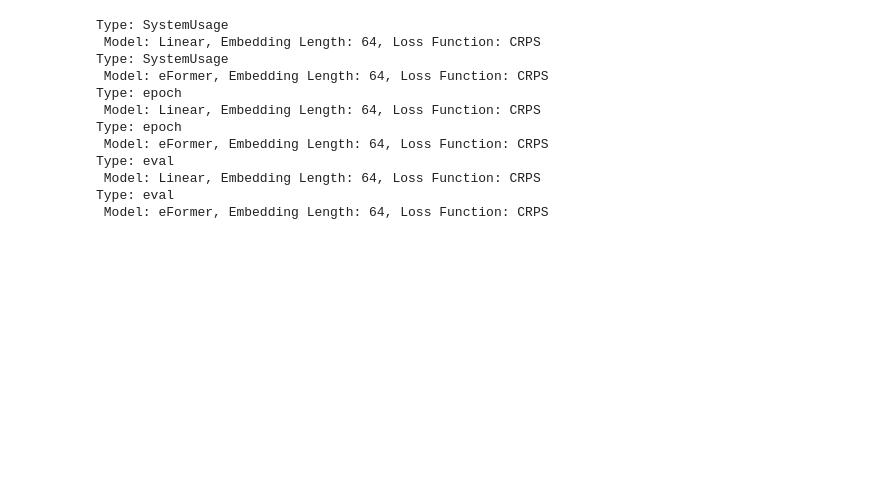
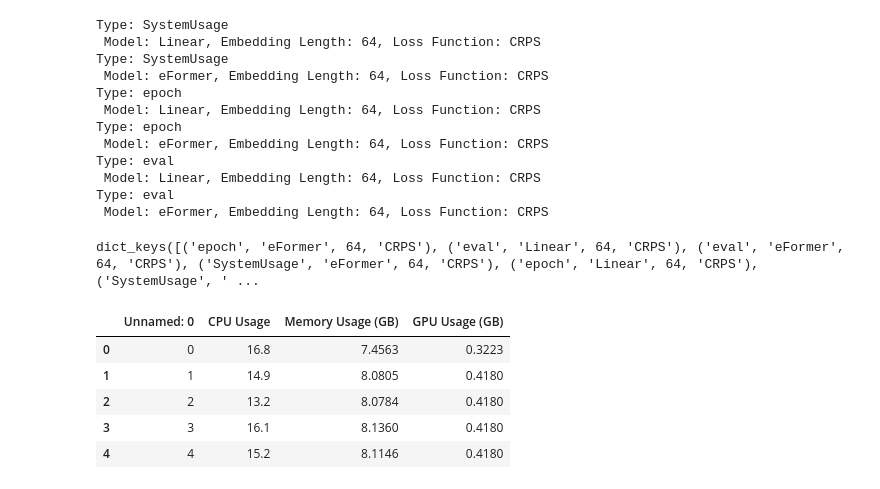
Before and after one commit to janbesler/Masterarbeit, a Jupyter notebook: src/3_Visualizations.ipynb, the cells around one changed output. Cells and saved outputs as stored; diff of their text form; code cells hidden in the pictures; blank space fills up the shorter version.

```diff
--- a/src/3_Visualizations.ipynb
+++ b/src/3_Visualizations.ipynb
@@ -69,3 +69,16 @@ Type: eval
  Model: Linear, Embedding Length: 64, Loss Function: CRPS
 Type: eval
  Model: eFormer, Embedding Length: 64, Loss Function: CRPS
+# %%
+data_frames.keys()
+# %% [output]
+dict_keys([('epoch', 'eFormer', 64, 'CRPS'), ('eval', 'Linear', 64, 'CRPS'), ('eval', 'eFormer', 64, 'CRPS'), ('SystemUsage', 'eFormer', 64, 'CRPS'), ('epoch', 'Linear', 64, 'CRPS'), ('SystemUsage', ' ...
+# %%
+data_frames['SystemUsage', 'eFormer', 64, 'CRPS'].head()
+# %% [output]
+|  | Unnamed: 0 | CPU Usage | Memory Usage (GB) | GPU Usage (GB) |
+| 0 | 0 | 16.8 | 7.4563 | 0.3223 |
+| 1 | 1 | 14.9 | 8.0805 | 0.4180 |
+| 2 | 2 | 13.2 | 8.0784 | 0.4180 |
+| 3 | 3 | 16.1 | 8.1360 | 0.4180 |
+| 4 | 4 | 15.2 | 8.1146 | 0.4180 |
```
Also changed, not shown: 4 other files.
